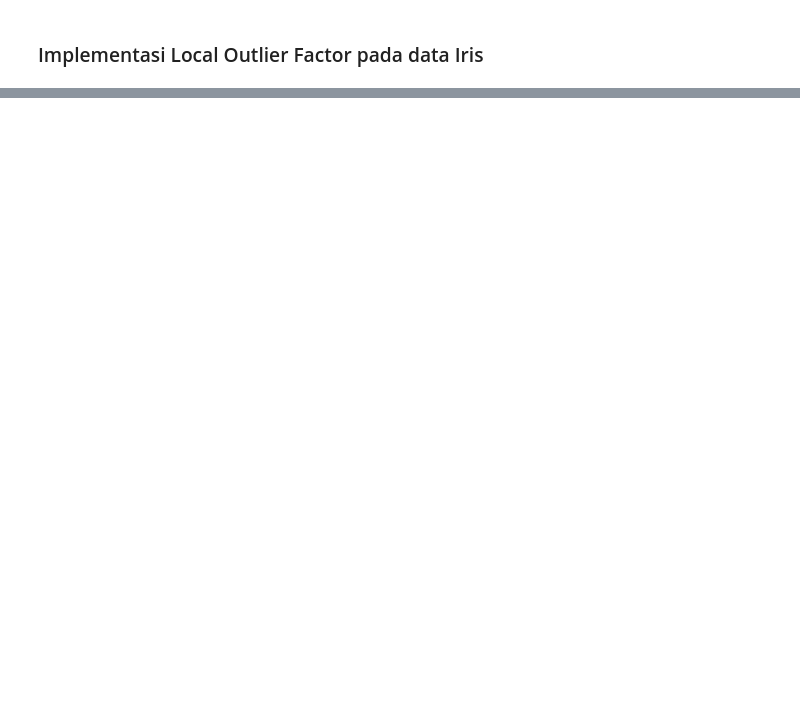
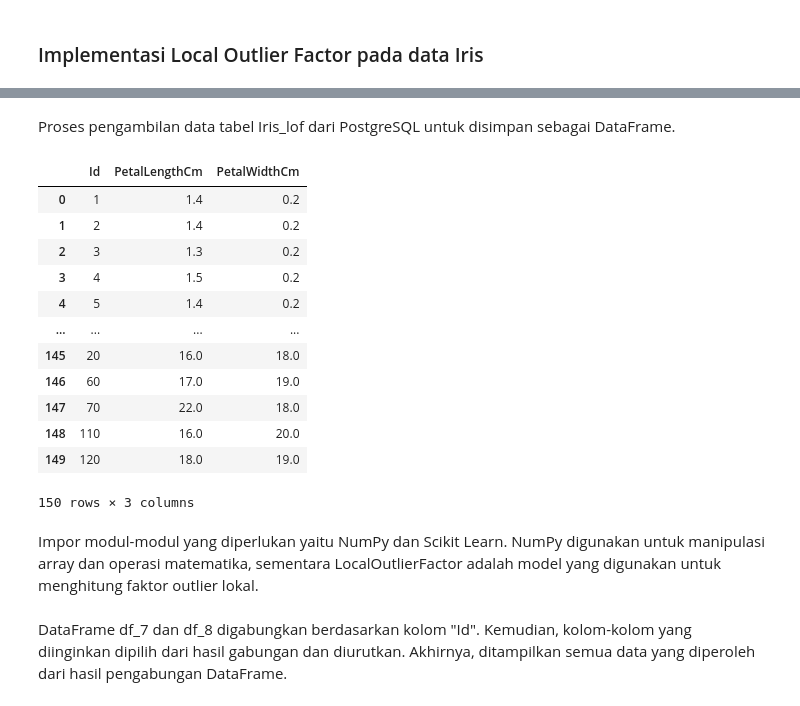
Before and after one commit to irfandwisamudra/datamining, a Jupyter notebook: tugas.ipynb, the cells around one changed output, grey strips where cells are left out. Saved outputs shown, nothing was run; the diff lists cells and outputs as text; code cells hidden in the pictures; blank space fills up the shorter version.

```diff
--- a/tugas.ipynb
+++ b/tugas.ipynb
@@ -1052,0 +1252,21 @@ $$
+# %% [markdown]
+Proses pengambilan data tabel Iris_lof dari PostgreSQL untuk disimpan sebagai DataFrame.
+# %%
+df_8 = _deepnote_execute_sql('SELECT * FROM "Iris_lof";', 'SQL_44CEAC78_B576_4235_B8AE_3B3BD9A41B5D', audit_sql_comment='', sql_cache_mode='cache_disabled')
+df_8
+# %% [output]
+|  | Id | PetalLengthCm | PetalWidthCm |
+| 0 | 1 | 1.4 | 0.2 |
+| 1 | 2 | 1.4 | 0.2 |
+| 2 | 3 | 1.3 | 0.2 |
+| 3 | 4 | 1.5 | 0.2 |
+| 4 | 5 | 1.4 | 0.2 |
+| ... | ... | ... | ... |
+| 145 | 20 | 16.0 | 18.0 |
+| 146 | 60 | 17.0 | 19.0 |
+| 147 | 70 | 22.0 | 18.0 |
+| 148 | 110 | 16.0 | 20.0 |
+| 149 | 120 | 18.0 | 19.0 |
+150 rows × 3 columns
+# %% [markdown]
+Impor modul-modul yang diperlukan yaitu NumPy dan Scikit Learn. NumPy digunakan untuk manipulasi array dan operasi matematika, sementara LocalOutlierFactor adalah model yang digunakan untuk menghitung faktor outlier lokal.
@@ -1052,0 +1276,2 @@ $$
+# %% [markdown]
+DataFrame df_7 dan df_8 digabungkan berdasarkan kolom "Id". Kemudian, kolom-kolom yang diinginkan dipilih dari hasil gabungan dan diurutkan. Akhirnya, ditampilkan semua data yang diperoleh dari hasil pengabungan DataFrame.
```
Also changed, not shown: parts of 34 cells of this notebook, 1 other file.
